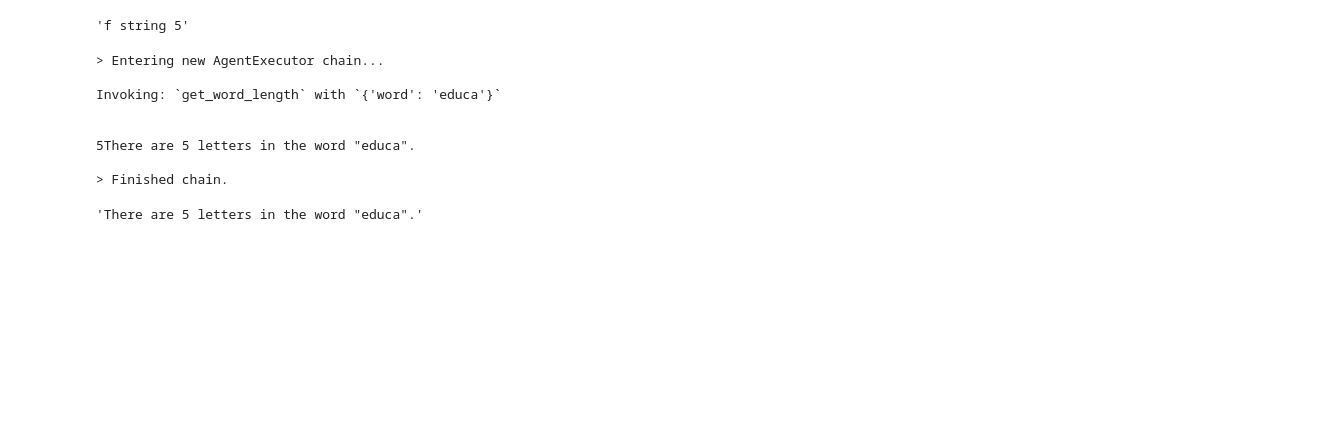
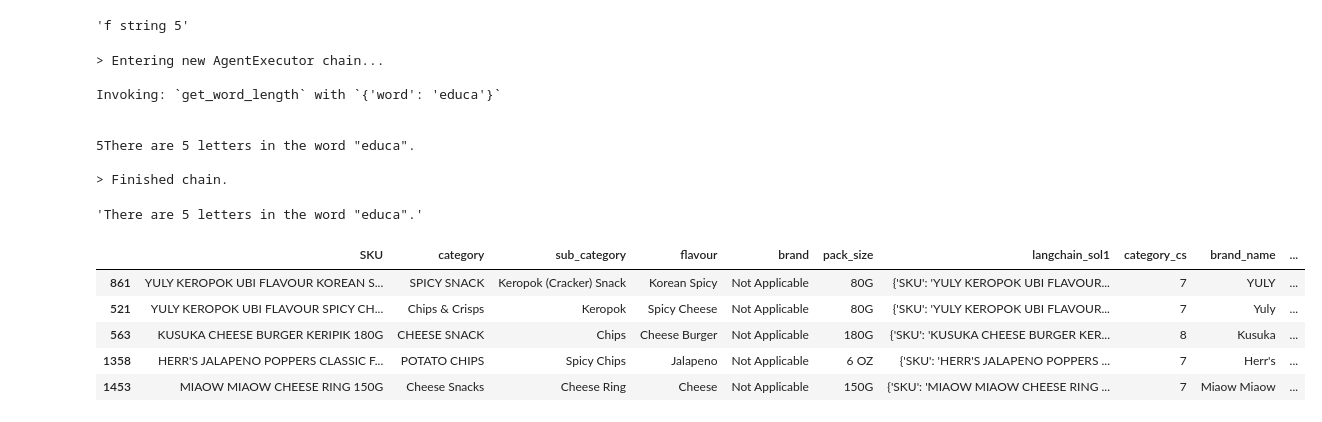
Before and after one commit to rajarshibain/bcn-labs-string-parsing, a Jupyter notebook: src/notebook/agent_google_search.ipynb, the cells around one changed output. Drawn from its saved outputs; the diff is of its cells as text; code cells hidden in the pictures; blank space fills up the shorter version.

```diff
--- a/src/notebook/agent_google_search.ipynb
+++ b/src/notebook/agent_google_search.ipynb
@@ -186,0 +283,9 @@ Invoking: `get_word_length` with `{'word': 'educa'}`
+# %%
+results_2208.head(5)
+# %% [output]
+|  | SKU | category | sub_category | flavour | brand | pack_size | langchain_sol1 | category_cs | brand_name | ... |
+| 861 | YULY KEROPOK UBI FLAVOUR KOREAN S... | SPICY SNACK | Keropok (Cracker) Snack | Korean Spicy | Not Applicable | 80G | {'SKU': 'YULY KEROPOK UBI FLAVOUR... | 7 | YULY | ... |
+| 521 | YULY KEROPOK UBI FLAVOUR SPICY CH... | Chips & Crisps | Keropok | Spicy Cheese | Not Applicable | 80G | {'SKU': 'YULY KEROPOK UBI FLAVOUR... | 7 | Yuly | ... |
+| 563 | KUSUKA CHEESE BURGER KERIPIK 180G | CHEESE SNACK | Chips | Cheese Burger | Not Applicable | 180G | {'SKU': 'KUSUKA CHEESE BURGER KER... | 8 | Kusuka | ... |
+| 1358 | HERR'S JALAPENO POPPERS CLASSIC F... | POTATO CHIPS | Spicy Chips | Jalapeno | Not Applicable | 6 OZ | {'SKU': 'HERR'S JALAPENO POPPERS ... | 7 | Herr's | ... |
+| 1453 | MIAOW MIAOW CHEESE RING 150G | Cheese Snacks | Cheese Ring | Cheese | Not Applicable | 150G | {'SKU': 'MIAOW MIAOW CHEESE RING ... | 7 | Miaow Miaow | ... |
```
Also changed, not shown: parts of 34 cells of this notebook, 2 other files.
